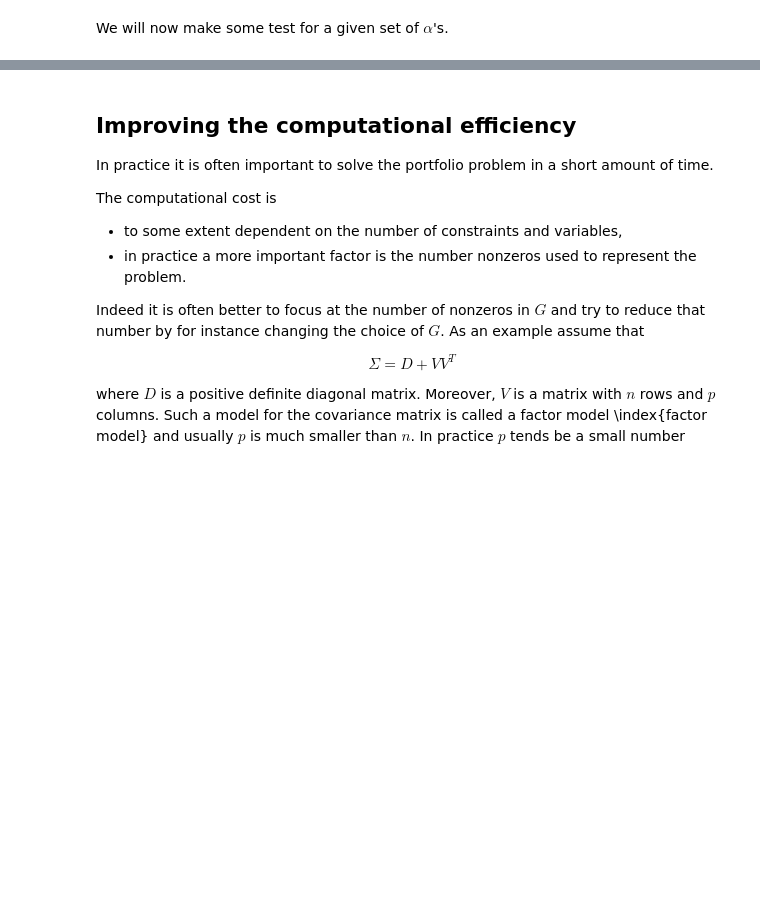
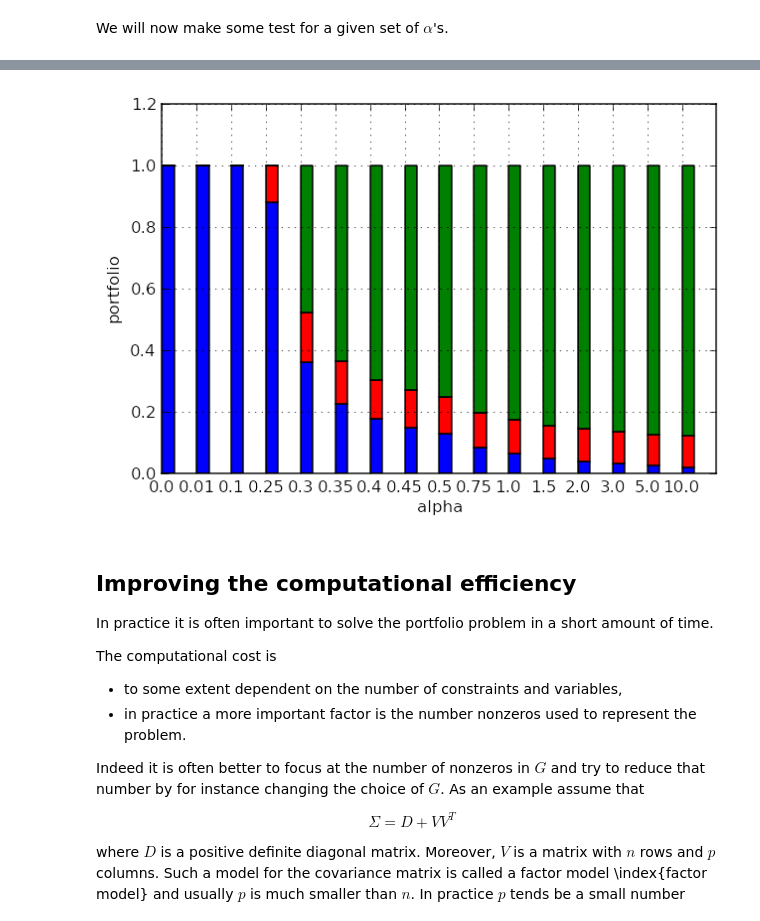
Before and after one commit to andreacassioli/MOSEK, a Jupyter notebook: notebook/ismp2015/portfolio-with-fusion.ipynb, the cells around one changed output, grey strips where cells are left out. Saved outputs shown, nothing was run; the diff lists cells and outputs as text; code cells hidden in the pictures; blank space fills up the shorter version.

```diff
--- a/notebook/ismp2015/portfolio-with-fusion.ipynb
+++ b/notebook/ismp2015/portfolio-with-fusion.ipynb
@@ -284,3 +273,21 @@ plt.show()
+# %%
+m = len(alphas)
+indx= range(len(alphas))
+colors=['b','r','g']
+bott = [0. for i in range(m)]
+
+for i in range(n):
+    xx = [ xs[j][i] for j in range(m)]
+    plt.bar(indx, xx ,  0.35, bottom=bott,color=colors[i])
+    bott= [ bott[j] + xx[j] for j in range(m)]
+
+plt.xticks(indx, alphas)
+plt.xlabel('alpha')
+plt.ylabel('portfolio')
+plt.grid()
+plt.show()
+# %% [output]
+[figure, added]
 # %% [markdown]
 Improving the computational efficiency
 --------------------------------------
```
Also changed, not shown: parts of 9 cells of this notebook, 2 other files.
